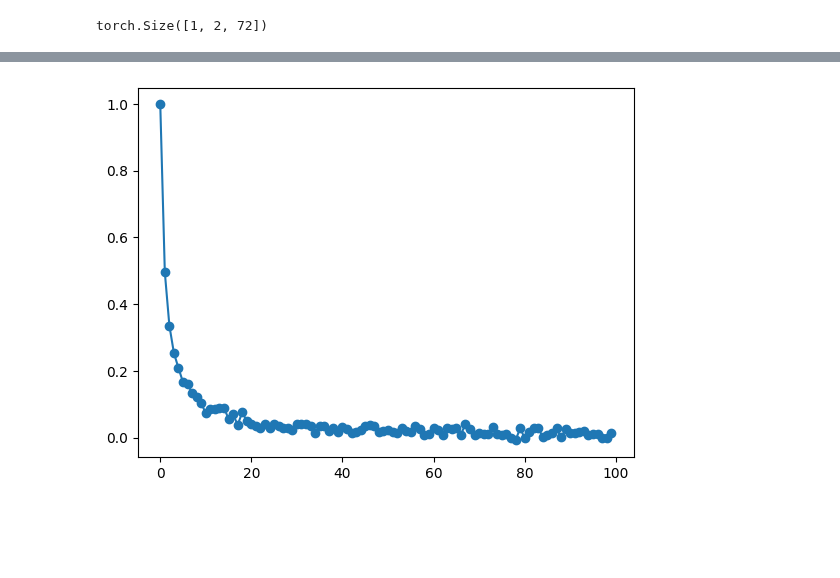
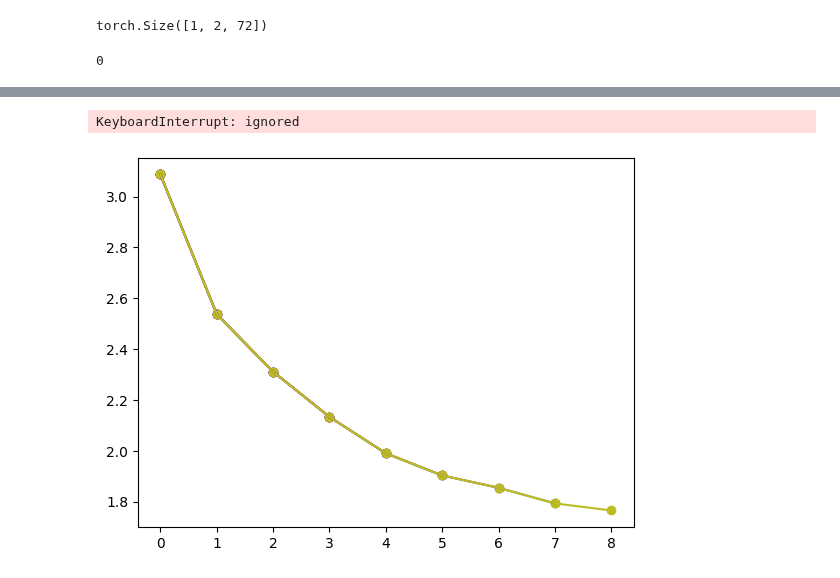
Before and after one commit to weathon/3d2smile, a Jupyter notebook: with_pretrained.ipynb, the cells around one changed output, grey strips where cells are left out. Drawn from its saved outputs; the diff is of its cells as text; code cells hidden in the pictures; blank space fills up the shorter version.

```diff
--- a/with_pretrained.ipynb
+++ b/with_pretrained.ipynb
@@ -335,7 +309,10 @@ torch.Size([1, 2, 72])
 # %%
 # https://pytorch.org/tutorials/beginner/transfer_learning_tutorial.html
+
 for i in M.T.decoder.parameters():
-  i.requires_grad == False
+  print(i.requires_grad)
+  # i.requires_grad == False # FUCK
+  i.requires_grad = False
 
 for i in M.T.generator.parameters():
-  i.requires_grad == False
+  i.requires_grad = False
@@ -460,6 +459,17 @@ def loss_fn(pred, truth):
   truth = torch.nn.functional.one_hot(truth, num_classes=72).type(torch.float32).permute(0,2,1)
   l = lf(pred, truth)
   return torch.sum(mask*l)/torch.sum(mask)
+# %%
+def saveloss(loss_list):
+  pylab.scatter(np.arange(len(loss_list)), loss_list)
+  pylab.plot(np.arange(len(loss_list)), loss_list)
+  pylab.savefig("loss.png")
+  with open("loss.txt","w") as f:
+    f.write("\n".join([str(i) for i in loss_list]))
+# %%
+sum(p.numel() for p in model.parameters() if not p.requires_grad)
+# %% [output]
+0
 # %%
 # https://pytorch.org/tutorials/beginner/introyt/trainingyt.html
 
@@ -486,6 +496,8 @@ for epoch in range(30):
     if i%10 == 9:
       print(f"Training loss: {running_loss/10}") #first time loss is small because it is dived by 10 where there is only 1
       loss_list.append(running_loss/10)
+      saveloss(loss_list)
       running_loss = 0.
     if i%40 == 0:
       print(f"Example Output: {gen(inp_img, [[2]])}")
+# %% [output]
@@ -492,9 +517,2 @@ for epoch in range(30):
+KeyboardInterrupt: ignored
+[figure, added]
-# %%
-loss_list = list(map(lambda x: 1/(1+x)+np.random.normal()*0.01, list(range(100))))
-pylab.scatter(np.arange(len(loss_list)), loss_list)
-pylab.plot(np.arange(len(loss_list)), loss_list)
-pylab.savefig("loss.png")
-with open("loss.txt","w") as f:
-  f.write("\n".join([str(i) for i in loss_list]))
-# %% [output]
-[figure, removed]
```
Also changed, not shown: parts of 12 cells of this notebook.
